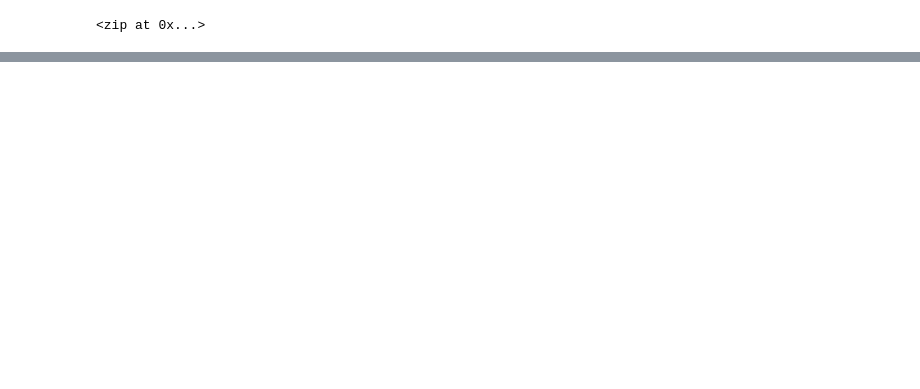
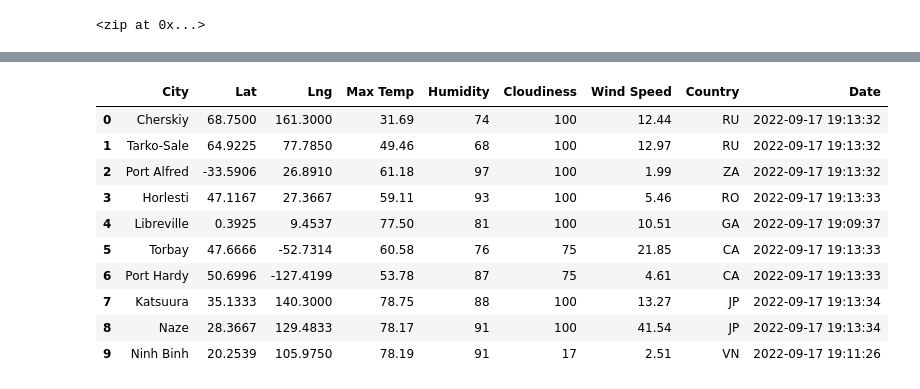
Before and after one commit to cemolina29/World_Weather_Analysis, a Jupyter notebook: WeatherPy.ipynb, the cells around one changed output, grey strips where cells are left out. Drawn from its saved outputs; the diff is of its cells as text; code cells hidden in the pictures; blank space fills up the shorter version.

Commit message:
completed api call weather

```diff
--- a/WeatherPy.ipynb
+++ b/WeatherPy.ipynb
@@ -14,7 +33,3 @@ lat_lngs
 # %%
 # Add the latitudes and longitudes to a list.
 coordinates = list(lat_lngs)
-# %%
-# Use the print() function to display the latitude and longitude combinations.
-for coordinate in coordinates:
-    print(coordinate[0], coordinate[1])
@@ -54,0 +48,3 @@ len(cities)
+# %%
+# Starting URL for Weather Map API Call, no city defined
+url = "http://api.openweathermap.org/data/2.5/weather?units=Imperial&APPID=" + weather_api_key
@@ -54,0 +133,16 @@ len(cities)
+# %%
+# Convert the array of dictionaries to a Pandas DataFrame.
+city_data_df = pd.DataFrame(city_data)
+city_data_df.head(10)
+# %% [output]
+|  | City | Lat | Lng | Max Temp | Humidity | Cloudiness | Wind Speed | Country | Date |
+| 0 | Cherskiy | 68.7500 | 161.3000 | 31.69 | 74 | 100 | 12.44 | RU | 2022-09-17 19:13:32 |
+| 1 | Tarko-Sale | 64.9225 | 77.7850 | 49.46 | 68 | 100 | 12.97 | RU | 2022-09-17 19:13:32 |
+| 2 | Port Alfred | -33.5906 | 26.8910 | 61.18 | 97 | 100 | 1.99 | ZA | 2022-09-17 19:13:32 |
+| 3 | Horlesti | 47.1167 | 27.3667 | 59.11 | 93 | 100 | 5.46 | RO | 2022-09-17 19:13:33 |
+| 4 | Libreville | 0.3925 | 9.4537 | 77.50 | 81 | 100 | 10.51 | GA | 2022-09-17 19:09:37 |
+| 5 | Torbay | 47.6666 | -52.7314 | 60.58 | 76 | 75 | 21.85 | CA | 2022-09-17 19:13:33 |
+| 6 | Port Hardy | 50.6996 | -127.4199 | 53.78 | 87 | 75 | 4.61 | CA | 2022-09-17 19:13:33 |
+| 7 | Katsuura | 35.1333 | 140.3000 | 78.75 | 88 | 100 | 13.27 | JP | 2022-09-17 19:13:34 |
+| 8 | Naze | 28.3667 | 129.4833 | 78.17 | 91 | 100 | 41.54 | JP | 2022-09-17 19:13:34 |
+| 9 | Ninh Binh | 20.2539 | 105.9750 | 78.19 | 91 | 17 | 2.51 | VN | 2022-09-17 19:11:26 |
```
Also changed, not shown: parts of 12 cells of this notebook, 3 other files.
